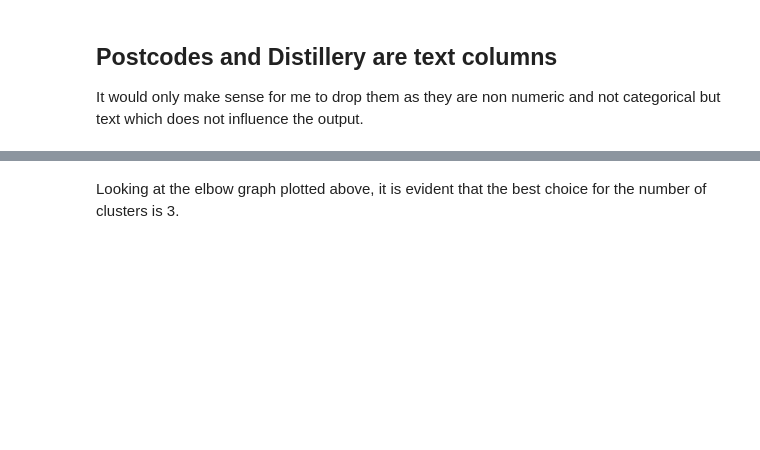
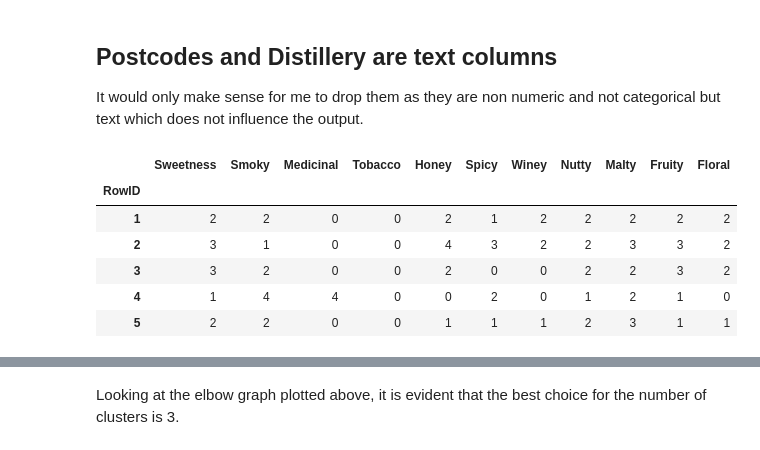
Before and after one commit to masaimahapa/whisky-distilleries, a Jupyter notebook: whisky clusters.ipynb, the cells around one changed output, grey strips where cells are left out. Cells and saved outputs as stored; diff of their text form; code cells hidden in the pictures; blank space fills up the shorter version.

```diff
--- a/whisky clusters.ipynb
+++ b/whisky clusters.ipynb
@@ -65,5 +65,15 @@ df= df.drop(['Postcode', 'Distillery', 'Longitude', 'Latitude'], axis=1)
 # %%
 ## Distillery can be coded
+# %%
+df.head()
+# %% [output]
+|  | Sweetness | Smoky | Medicinal | Tobacco | Honey | Spicy | Winey | Nutty | Malty | Fruity | Floral |
+| RowID |  |  |  |  |  |  |  |  |  |  |  |
+| 1 | 2 | 2 | 0 | 0 | 2 | 1 | 2 | 2 | 2 | 2 | 2 |
+| 2 | 3 | 1 | 0 | 0 | 4 | 3 | 2 | 2 | 3 | 3 | 2 |
+| 3 | 3 | 2 | 0 | 0 | 2 | 0 | 0 | 2 | 2 | 3 | 2 |
+| 4 | 1 | 4 | 4 | 0 | 0 | 2 | 0 | 1 | 2 | 1 | 0 |
+| 5 | 2 | 2 | 0 | 0 | 1 | 1 | 1 | 2 | 3 | 1 | 1 |
 # %%
 from sklearn.decomposition import KernelPCA
 
```
Also changed, not shown: parts of 7 cells of this notebook.
